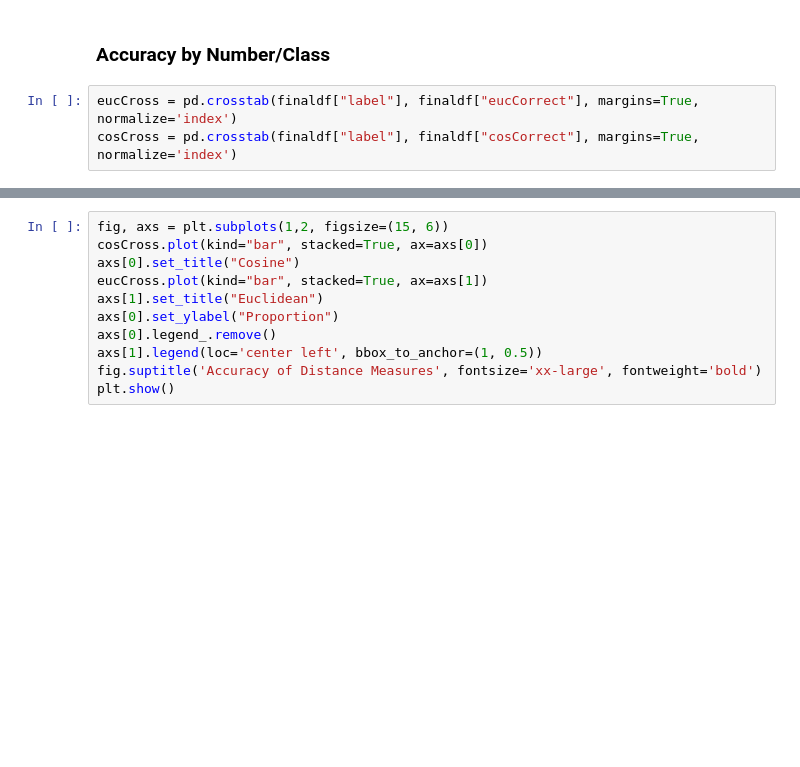
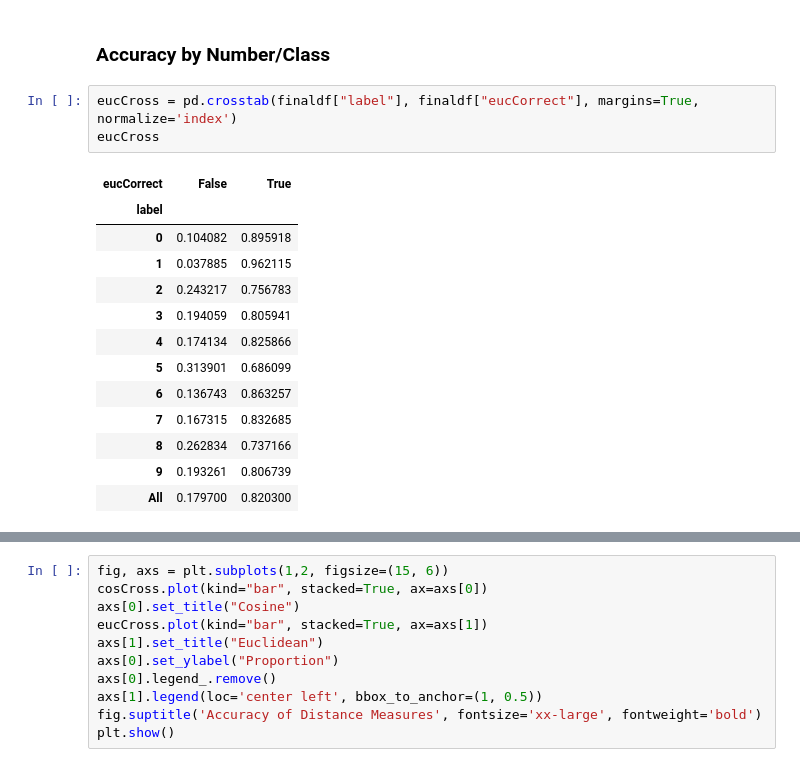
Before and after one commit to wwells/CUNY_DATA_602, a Jupyter notebook: FinalProject_MNIST/MNIST_Classifier_ww602_FP.ipynb, the cells around one changed output, grey strips where cells are left out. Saved outputs shown, nothing was run; the diff lists cells and outputs as text; blank space fills up the shorter version.

```diff
--- a/FinalProject_MNIST/MNIST_Classifier_ww602_FP.ipynb
+++ b/FinalProject_MNIST/MNIST_Classifier_ww602_FP.ipynb
@@ -358,4 +372,18 @@ Error rate:  0.1784 | Correct:  0.8216
 ### Accuracy by Number/Class
 # %%
 eucCross = pd.crosstab(finaldf["label"], finaldf["eucCorrect"], margins=True, normalize='index')
-cosCross = pd.crosstab(finaldf["label"], finaldf["cosCorrect"], margins=True, normalize='index')
+eucCross
+# %% [output]
+| eucCorrect | False | True |
+| label |  |  |
+| 0 | 0.104082 | 0.895918 |
+| 1 | 0.037885 | 0.962115 |
+| 2 | 0.243217 | 0.756783 |
+| 3 | 0.194059 | 0.805941 |
+| 4 | 0.174134 | 0.825866 |
+| 5 | 0.313901 | 0.686099 |
+| 6 | 0.136743 | 0.863257 |
+| 7 | 0.167315 | 0.832685 |
+| 8 | 0.262834 | 0.737166 |
+| 9 | 0.193261 | 0.806739 |
+| All | 0.179700 | 0.820300 |
```
Also changed, not shown: parts of 18 cells of this notebook.
